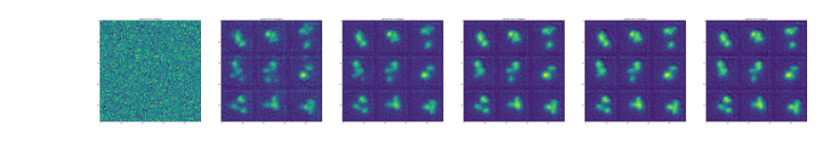
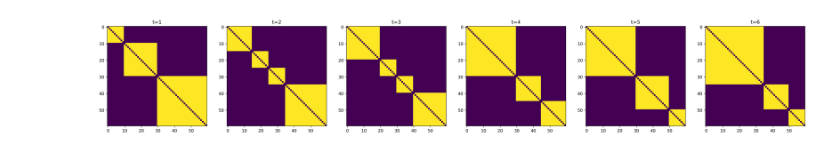
Before and after one commit to Jillian-T/DPGM, a Jupyter notebook: DPGM.ipynb, the cells around one changed output. Cells and saved outputs as stored; diff of their text form; code cells hidden in the pictures.

```diff
--- a/DPGM.ipynb
+++ b/DPGM.ipynb
@@ -450,33 +2,0 @@ Launching training on one GPU.
-# %%
-pipeline = MnistSeqPipeline(
-    label_encoder=label_encoder,
-    unet=model,
-    scheduler=scheduler
-)
-
-rows = int(config.eval_batch_size ** 0.5)
-cols = int(config.eval_batch_size / rows)
-
-eval_seq = [i for i in range(10)]
-random.shuffle(eval_seq)
-eval_seq = eval_seq[:5]
-title='seq='+str(eval_seq)
-
-frames = []
-for label in eval_seq:
-    if len(frames) > 0:
-        f = pipeline(label, batch_size=config.eval_batch_size, start_frame=frames[-1]).frames
-    else:
-        f = pipeline(label, batch_size=config.eval_batch_size).frames
-    frames += f
-
-stages_list = [frames[i] for i in range(0, len(frames), config.num_train_timesteps-1)]
-_, axs = plt.subplots(1, len(stages_list), figsize=(15 * len(stages_list), 15))
-
-for i, stage in enumerate(stages_list):
-    s = stage.squeeze().view(rows, cols, config.image_size, config.image_size)
-    s = torch.cat([torch.cat([s[i, j] for j in range(cols)], dim=1) for i in range(rows)], dim=0)
-    axs[i].imshow(s)
-    axs[i].set_title(title + f'-stage-{i}')
-# %% [output]
-[figure, removed]
@@ -482,0 +10,12 @@ for i, stage in enumerate(stages_list):
+# %%
+@dataclass
+class ExperimentConfig:
+    N: int
+    K: int
+    T: int
+    train_ratio: float
+    burnin: int
+    collection: int
+    binary: bool
+
+config = ExperimentConfig(60, 30, 6, 1., 1500, 1500, True)
@@ -482,0 +68,7 @@ for i, stage in enumerate(stages_list):
+# %%
+fig, ax = plt.subplots(1, config.T, figsize=(30, 5), dpi=300)
+for t in range(config.T):
+    ax[t].imshow(synthetic_data[t] + synthetic_data[t].T)
+    ax[t].set_title(f't={t+1}')
+# %% [output]
+[figure, added]
```
Also changed, not shown: parts of 30 cells of this notebook.
